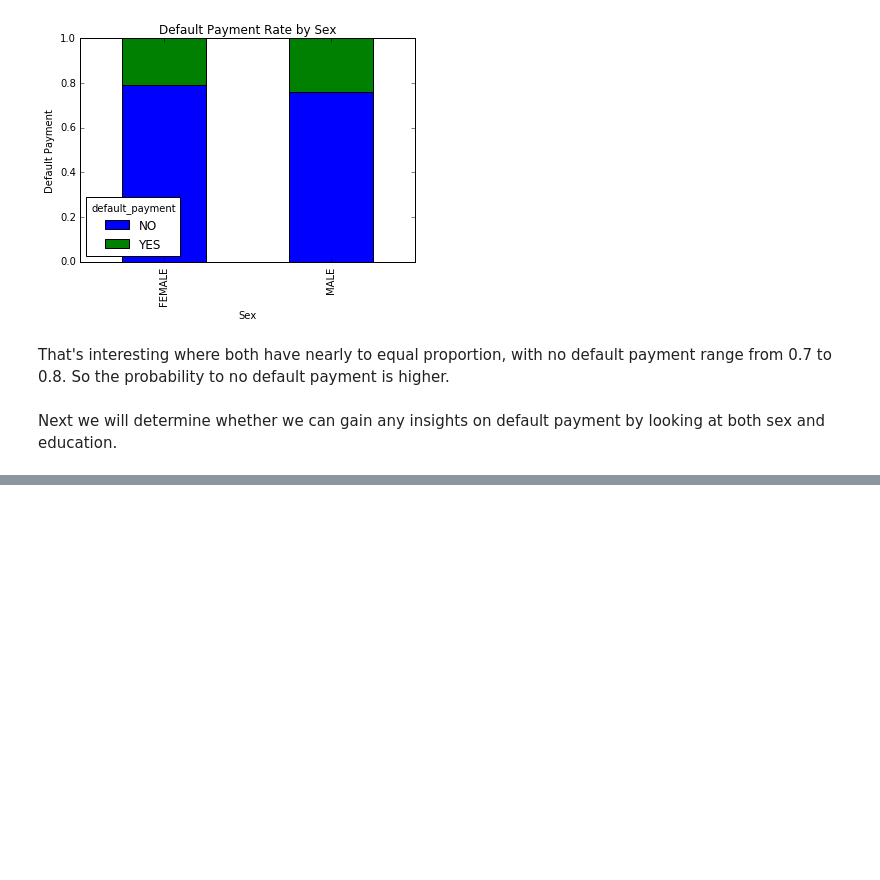
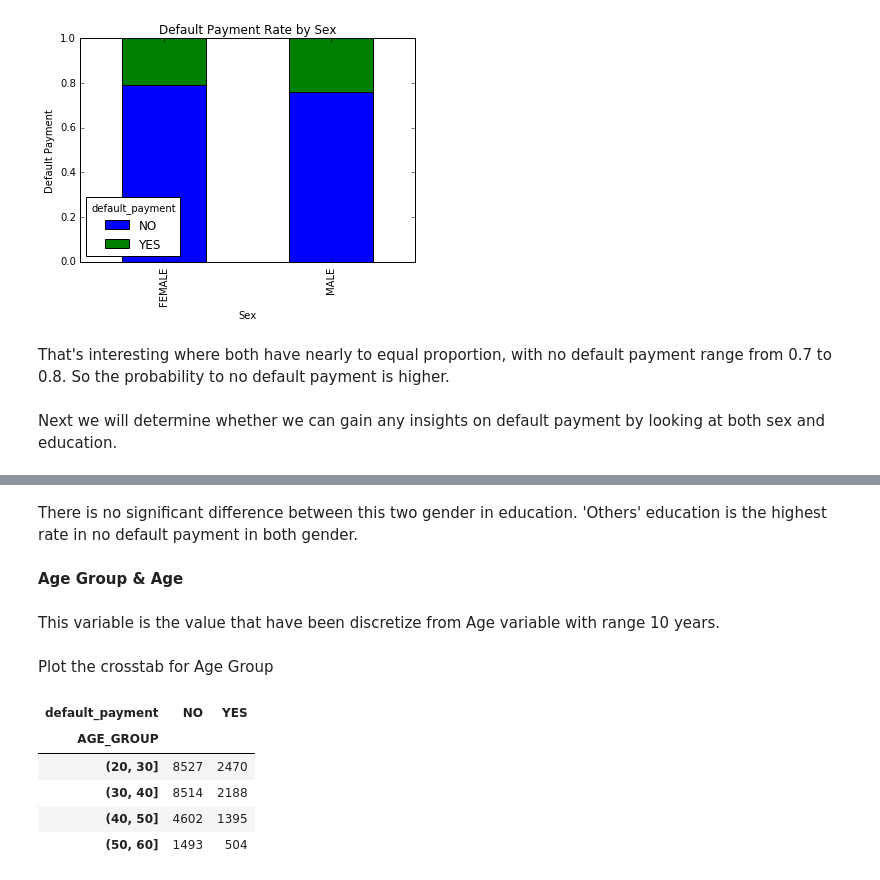
Before and after one commit to ariffyasri/DataScience, a Jupyter notebook: Default_of_Credit_Card_Client/Untitled.ipynb, the cells around one changed output, grey strips where cells are left out. Saved outputs shown, nothing was run; the diff lists cells and outputs as text; code cells hidden in the pictures; blank space fills up the shorter version.

```diff
--- a/Default_of_Credit_Card_Client/Untitled.ipynb
+++ b/Default_of_Credit_Card_Client/Untitled.ipynb
@@ -282,0 +330,18 @@ Next we will determine whether we can gain any insights on default payment by lo
+# %% [markdown]
+There is no significant difference between this two gender in education. 'Others' education is the highest rate in no default payment in both gender.
+# %% [markdown]
+<b>Age Group & Age</b>
+# %% [markdown]
+This variable is the value that have been discretize from Age variable with range 10 years.
+# %% [markdown]
+Plot the crosstab for Age Group
+# %%
+age_group_xt = pd.crosstab(file_add_var['AGE_GROUP'],file_add_var['default_payment'])
+age_group_xt
+# %% [output]
+| default_payment | NO | YES |
+| AGE_GROUP |  |  |
+| (20, 30] | 8527 | 2470 |
+| (30, 40] | 8514 | 2188 |
+| (40, 50] | 4602 | 1395 |
+| (50, 60] | 1493 | 504 |
```
Also changed, not shown: parts of 9 cells of this notebook.
